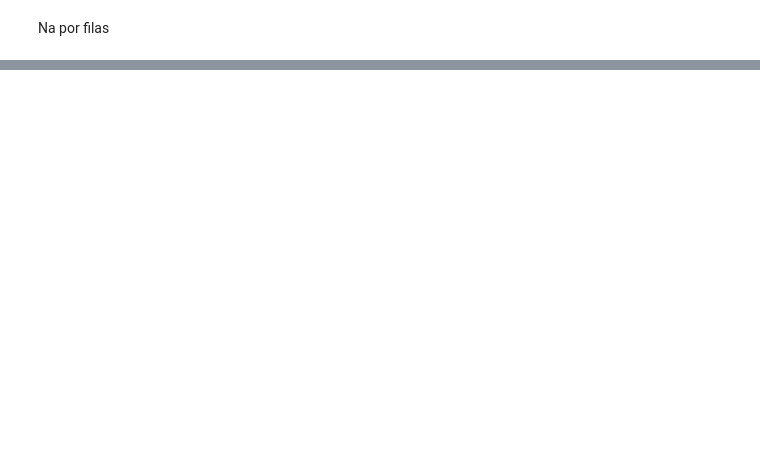
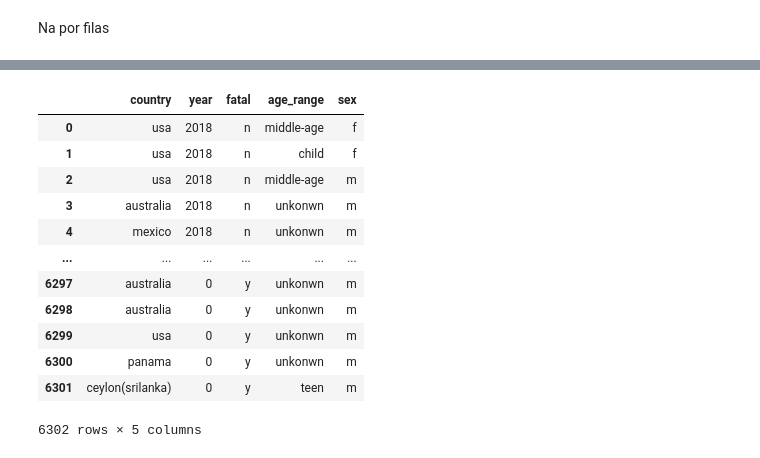
Before and after one commit to AndresCBF/IronHack, a Jupyter notebook: Projetos/Shark Attack/Shark Attack.ipynb, the cells around one changed output, grey strips where cells are left out. Cells and saved outputs as stored; diff of their text form; code cells hidden in the pictures; blank space fills up the shorter version.

```diff
--- a/Projetos/Shark Attack/Shark Attack.ipynb
+++ b/Projetos/Shark Attack/Shark Attack.ipynb
@@ -75,0 +318,3 @@ sharkattack['case_number_2'].value_counts()
+# %%
+sharkattack['age']= sharkattack['age'].apply(age)
+sharkattack['age']. unique()
@@ -75,0 +352,4 @@ sharkattack['case_number_2'].value_counts()
+# %%
+sharkattack['age_range']= sharkattack['age'].apply(age_rage)
+sharkattack['age_range'] = np.where(sharkattack['age_range'].isna(), 'unkonwn', sharkattack['age_range'])
+sharkattack['age_range'].value_counts()
@@ -76,9 +370,7 @@ sharkattack['case_number_2'].value_counts()
 # %%
-sharkattack['case_number_con'] = np.where(sharkattack['case_number'].notna() & sharkattack['case_number_1'].notna() & sharkattack['case_number_2'].notna(), sharkattack['case_number'] + '-' + sharkattack['case_number_1'] + '-' + sharkattack['case_number_2'],
-                                          np.where(sharkattack['case_number'].isna() & sharkattack['case_number_1'].notna() & sharkattack['case_number_2'].notna(), sharkattack['case_number_1'] + '-' + sharkattack['case_number_2'],
-                                                   np.where(sharkattack['case_number'].isna() & sharkattack['case_number_1'].isna() & sharkattack['case_number_2'].notna(), sharkattack['case_number_2'],
-                                                                     np.where(sharkattack['case_number'].isna() & sharkattack['case_number_1'].notna() & sharkattack['case_number_2'].isna(), sharkattack['case_number_1'],
-                                                                              np.where(sharkattack['case_number'].notna() & sharkattack['case_number_1'].notna() & sharkattack['case_number_2'].isna(),sharkattack['case_number'] + '-' + sharkattack['case_number_1'],
-                                                                                      np.where(sharkattack['case_number'].notna() & sharkattack['case_number_1'].isna() & sharkattack['case_number_2'].notna(),sharkattack['case_number'] + '-' + sharkattack['case_number_2'],
-                                                                                              np.where(sharkattack['case_number'].notna() & sharkattack['case_number_1'].isna() & sharkattack['case_number_2'].isna(), sharkattack['case_number'],
-                                                                                                      pd.NA)))))))
+sharkattack['sex'] = sharkattack['sex'].str.replace(' ', '')
+sharkattack['sex'] = sharkattack['sex'].str.replace('N', 'unkonwn')
+sharkattack['sex'] = sharkattack['sex'].str.replace('.', 'unkonwn')
+sharkattack['sex'] = sharkattack['sex'].str.replace('lli', 'unkonwn')
+sharkattack['sex'] = sharkattack['sex'].str.lower()
+sharkattack['sex'].unique()
@@ -84,0 +379,5 @@ sharkattack['case_number_con'] = np.where(sharkattack['case_number'].notna() & s
+# %%
+sharkattack['country'] = sharkattack['country'].str.replace(' ', '')
+sharkattack['country'] = sharkattack['country'].str.replace('?', '')
+sharkattack['country'] = sharkattack['country'].str.lower()
+sharkattack['country'].unique()
@@ -86,0 +425,18 @@ sharkattack['case_number_con'].value_counts()
+# %%
+sharkfatal = sharkattack[['country', 'year', 'fatal','age_range', 'sex']]
+#sharkfatal = sharkfatal[sharkfatal['year'] != 0]
+sharkfatal
+# %% [output]
+|  | country | year | fatal | age_range | sex |
+| 0 | usa | 2018 | n | middle-age | f |
+| 1 | usa | 2018 | n | child | f |
+| 2 | usa | 2018 | n | middle-age | m |
+| 3 | australia | 2018 | n | unkonwn | m |
+| 4 | mexico | 2018 | n | unkonwn | m |
+| ... | ... | ... | ... | ... | ... |
+| 6297 | australia | 0 | y | unkonwn | m |
+| 6298 | australia | 0 | y | unkonwn | m |
+| 6299 | usa | 0 | y | unkonwn | m |
+| 6300 | panama | 0 | y | unkonwn | m |
+| 6301 | ceylon(srilanka) | 0 | y | teen | m |
+6302 rows × 5 columns
```
Also changed, not shown: parts of 44 cells of this notebook, 3 other files.
